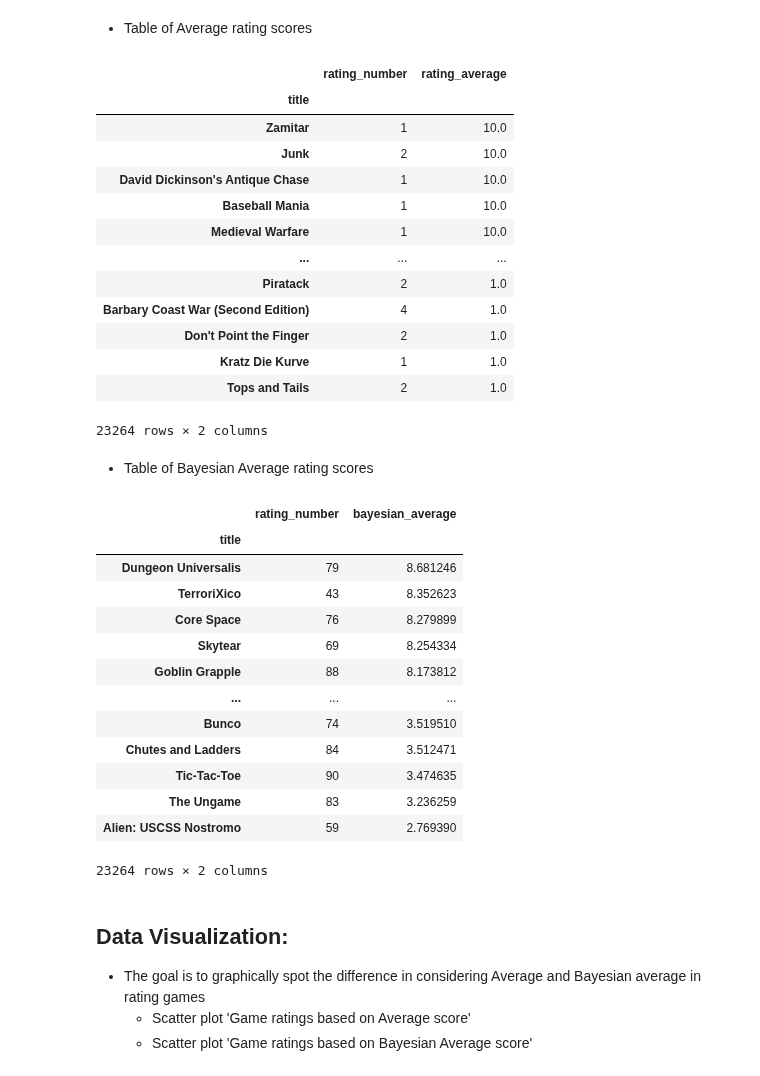
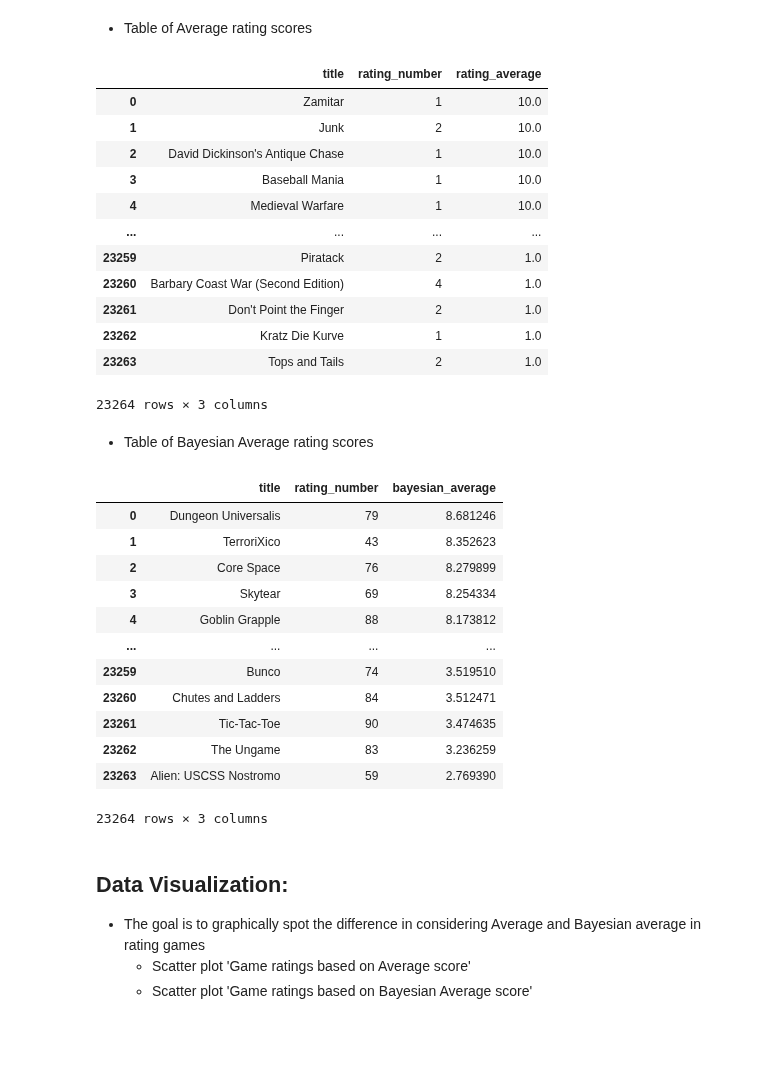
Before and after one commit to tundraparisi/dscoding-projects, a Jupyter notebook: chi.hoang/Board_Game_Project/Data_sorting.ipynb, the cells around one changed output. Cells and saved outputs as stored; diff of their text form; code cells hidden in the pictures; blank space fills up the shorter version.

```diff
--- a/chi.hoang/Board_Game_Project/Data_sorting.ipynb
+++ b/chi.hoang/Board_Game_Project/Data_sorting.ipynb
@@ -44,3 +42,6 @@ df_no_nan
 | 706811 | 11906 | Source of the Nile: Tributary | 7.25 |
 | 706812 | 11906 | Source of the Nile: Tributary | 5.00 |
 706813 rows × 3 columns
+# %%
+df_no_nan=df_no_nan.drop_duplicates(subset=['title'])
+df_no_nan['title']
@@ -189,43 +203,43 @@ full_table
 # %%
 Sub_table1 = full_table[['rating_number', 'rating_average']]
 Average_table = Sub_table1.sort_values(by='rating_average', ascending=False)
+Average_table = Average_table.reset_index()
 Average_table
 # %% [output]
-|  | rating_number | rating_average |
-| title |  |  |
-| Zamitar | 1 | 10.0 |
-| Junk | 2 | 10.0 |
-| David Dickinson's Antique Chase | 1 | 10.0 |
-| Baseball Mania | 1 | 10.0 |
-| Medieval Warfare | 1 | 10.0 |
-| ... | ... | ... |
-| Piratack | 2 | 1.0 |
-| Barbary Coast War (Second Edition) | 4 | 1.0 |
-| Don't Point the Finger | 2 | 1.0 |
-| Kratz Die Kurve | 1 | 1.0 |
-| Tops and Tails | 2 | 1.0 |
+|  | title | rating_number | rating_average |
+| 0 | Zamitar | 1 | 10.0 |
+| 1 | Junk | 2 | 10.0 |
+| 2 | David Dickinson's Antique Chase | 1 | 10.0 |
+| 3 | Baseball Mania | 1 | 10.0 |
+| 4 | Medieval Warfare | 1 | 10.0 |
+| ... | ... | ... | ... |
+| 23259 | Piratack | 2 | 1.0 |
+| 23260 | Barbary Coast War (Second Edition) | 4 | 1.0 |
+| 23261 | Don't Point the Finger | 2 | 1.0 |
+| 23262 | Kratz Die Kurve | 1 | 1.0 |
+| 23263 | Tops and Tails | 2 | 1.0 |
-23264 rows × 2 columns
+23264 rows × 3 columns
 # %% [markdown]
 - Table of Bayesian Average rating scores
 # %%
 Sub_table2 = full_table[['rating_number', 'bayesian_average']]
 Bayesian_table = Sub_table2.sort_values(by='bayesian_average', ascending=False)
+Bayesian_table = Bayesian_table.reset_index()
 Bayesian_table
 # %% [output]
-|  | rating_number | bayesian_average |
-| title |  |  |
-| Dungeon Universalis | 79 | 8.681246 |
-| TerroriXico | 43 | 8.352623 |
-| Core Space | 76 | 8.279899 |
-| Skytear | 69 | 8.254334 |
-| Goblin Grapple | 88 | 8.173812 |
-| ... | ... | ... |
-| Bunco | 74 | 3.519510 |
-| Chutes and Ladders | 84 | 3.512471 |
-| Tic-Tac-Toe | 90 | 3.474635 |
-| The Ungame | 83 | 3.236259 |
-| Alien: USCSS Nostromo | 59 | 2.769390 |
+|  | title | rating_number | bayesian_average |
+| 0 | Dungeon Universalis | 79 | 8.681246 |
+| 1 | TerroriXico | 43 | 8.352623 |
+| 2 | Core Space | 76 | 8.279899 |
+| 3 | Skytear | 69 | 8.254334 |
+| 4 | Goblin Grapple | 88 | 8.173812 |
+| ... | ... | ... | ... |
+| 23259 | Bunco | 74 | 3.519510 |
+| 23260 | Chutes and Ladders | 84 | 3.512471 |
+| 23261 | Tic-Tac-Toe | 90 | 3.474635 |
+| 23262 | The Ungame | 83 | 3.236259 |
+| 23263 | Alien: USCSS Nostromo | 59 | 2.769390 |
-23264 rows × 2 columns
+23264 rows × 3 columns
 # %% [markdown]
 ## Data Visualization:
 - The goal is to graphically spot the difference in considering Average and Bayesian average in rating games
```
Also changed, not shown: parts of 2 cells of this notebook.
